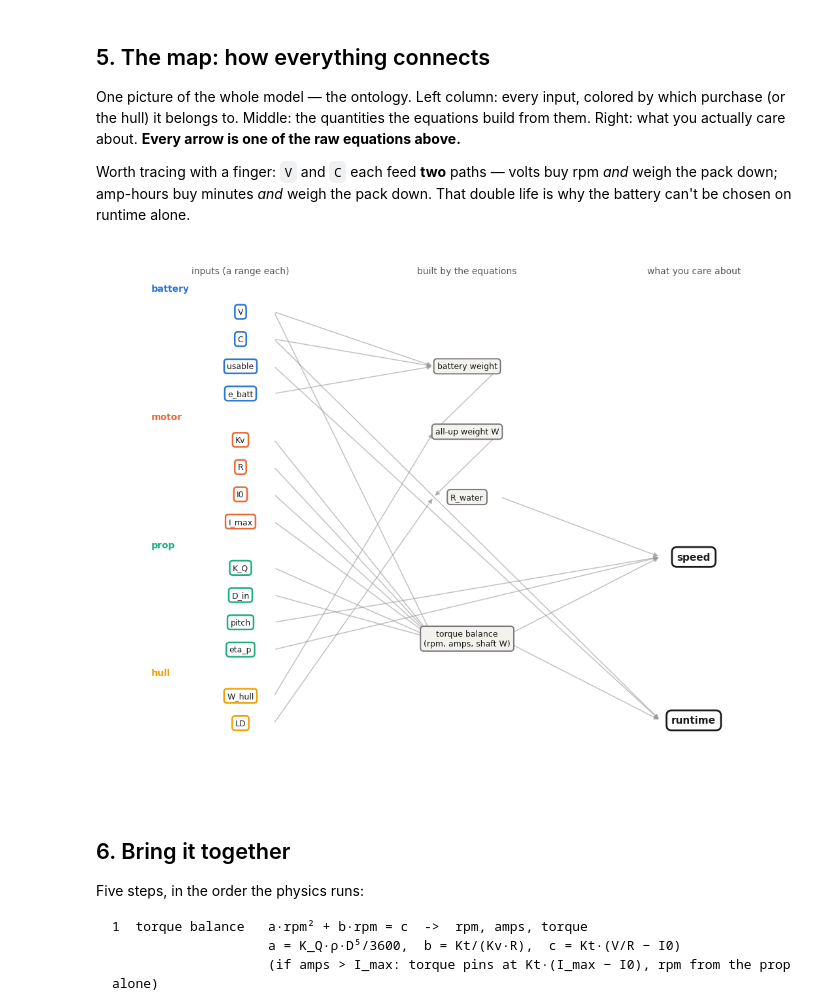
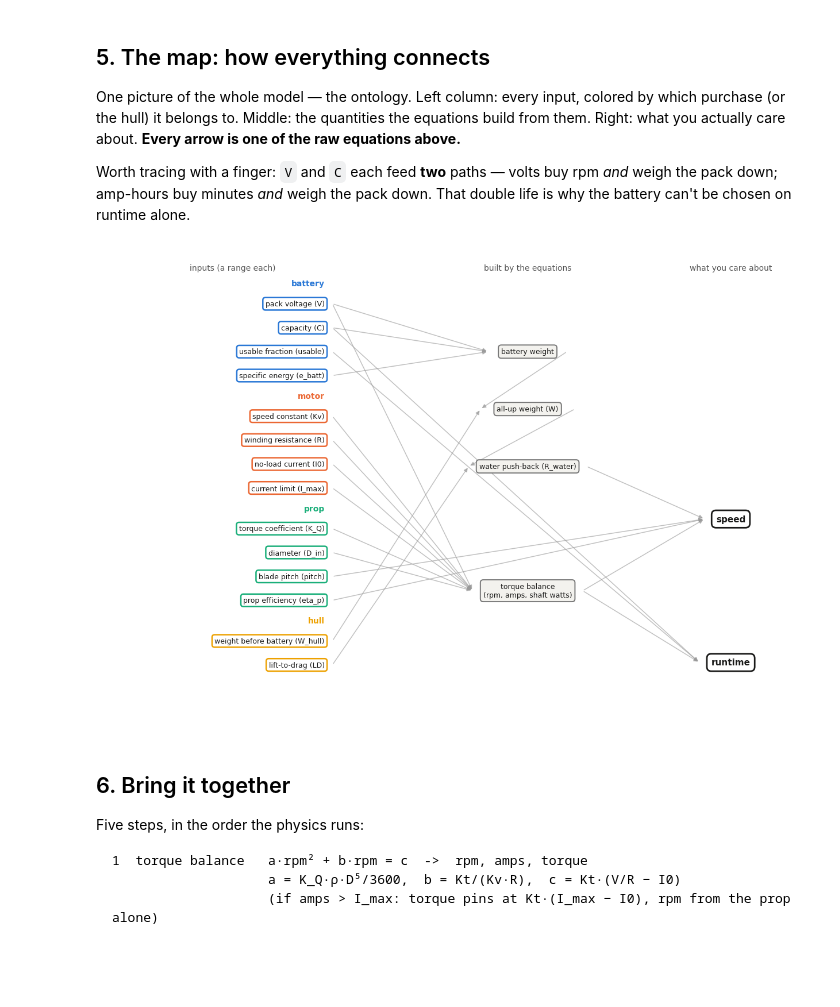
Before and after one commit to MarMar888/hav, a Jupyter notebook: optimization/willmarley.ipynb, the cells around one changed output. Drawn from its saved outputs; the diff is of its cells as text; code cells hidden in the pictures; blank space fills up the shorter version.

Commit message:
Map nodes get plain-word names with symbols in parentheses (0.4.1)
Co-Authored-By: Claude Fable 5 <noreply@anthropic.com>

```diff
--- a/optimization/willmarley.ipynb
+++ b/optimization/willmarley.ipynb
@@ -275,6 +275,12 @@ why the battery can't be chosen on runtime alone.
 # %%
 GROUPS = {  # validated categorical palette: identity, fixed order
     "battery": "#2a78d6", "motor": "#eb6834", "prop": "#1baf7a", "hull": "#eda100",
+}
+LABELS = {  # long name for every short input symbol
+    "V": "pack voltage", "C": "capacity", "usable": "usable fraction", "e_batt": "specific energy",
+    "Kv": "speed constant", "R": "winding resistance", "I0": "no-load current", "I_max": "current limit",
+    "K_Q": "torque coefficient", "D_in": "diameter", "pitch": "blade pitch", "eta_p": "prop efficiency",
+    "W_hull": "weight before battery", "LD": "lift-to-drag",
 }
 INPUT_GROUPS = [
     ("battery", list(BATT_BOUNDS)),
@@ -282,64 +288,66 @@ INPUT_GROUPS = [
     ("prop",    list(PROP_BOUNDS)),
     ("hull",    list(HULL_BOUNDS)),
 ]
-TB = "torque balance\n(rpm, amps, shaft W)"
+TB = "torque balance\n(rpm, amps, shaft watts)"
 MID_NODES = {  # name: y
     "battery weight": 15.0,
-    "all-up weight W": 12.6,
-    "R_water": 10.2,
+    "all-up weight (W)": 12.6,
+    "water push-back (R_water)": 10.2,
     TB: 5.0,
 }
 OUT_NODES = {"speed": 8.0, "runtime": 2.0}
 EDGES = [
     ("C", "battery weight"), ("V", "battery weight"), ("e_batt", "battery weight"),
-    ("W_hull", "all-up weight W"), ("battery weight", "all-up weight W"),
-    ("all-up weight W", "R_water"), ("LD", "R_water"),
-    ("Kv", TB), ("R", TB),
-    ("I0", TB), ("I_max", TB),
-    ("V", TB), ("K_Q", TB),
-    ("D_in", TB),
-    (TB, "speed"), ("eta_p", "speed"),
-    ("R_water", "speed"), ("pitch", "speed"),
+    ("W_hull", "all-up weight (W)"), ("battery weight", "all-up weight (W)"),
+    ("all-up weight (W)", "water push-back (R_water)"), ("LD", "water push-back (R_water)"),
+    ("Kv", TB), ("R", TB), ("I0", TB), ("I_max", TB), ("V", TB), ("K_Q", TB), ("D_in", TB),
+    (TB, "speed"), ("eta_p", "speed"), ("water push-back (R_water)", "speed"), ("pitch", "speed"),
     (TB, "runtime"), ("C", "runtime"), ("usable", "runtime"),
 ]
+HW = {  # half-widths of middle/output boxes, so arrows stop at the edge
+    "battery weight": 0.30, "all-up weight (W)": 0.36, "water push-back (R_water)": 0.45,
+    TB: 0.42, "speed": 0.20, "runtime": 0.24,
+}
 
 pos = {}
 y = 17.0
 for gname, keys in INPUT_GROUPS:
     for k in keys:
         pos[k] = (0.0, y); y -= 1.0
     y -= 0.7  # gap between groups
 for name, ny in MID_NODES.items():
-    pos[name] = (1.15, ny)
+    pos[name] = (1.55, ny)
 for name, ny in OUT_NODES.items():
-    pos[name] = (2.3, ny)
+    pos[name] = (3.1, ny)
 
-fig, ax = plt.subplots(figsize=(11, 8.5))
+fig, ax = plt.subplots(figsize=(12.5, 8.5))
 for a, b in EDGES:
     (xa, ya), (xb, yb) = pos[a], pos[b]
-    ax.annotate("", xy=(xb - 0.17, yb), xytext=(xa + 0.17, ya),
+    x_start = xa + HW.get(a, 0.06)
+    ax.annotate("", xy=(xb - HW[b], yb), xytext=(x_start, ya),
                 arrowprops=dict(arrowstyle="-|>", color="#999999", alpha=0.6, lw=1.1))
 for gname, keys in INPUT_GROUPS:
     color = GROUPS[gname]
     ys = [pos[k][1] for k in keys]
-    ax.text(-0.45, max(ys) + 0.75, gname, color=color, fontsize=10, fontweight="bold")
+    ax.text(0.0, max(ys) + 0.75, gname, color=color, fontsize=10, fontweight="bold", ha="right")
     for k in keys:
-        ax.text(*pos[k], k, ha="center", va="center", fontsize=9, color="#1a1a19",
+        ax.text(pos[k][0], pos[k][1], f"{LABELS[k]} ({k})", ha="right", va="center",
+                fontsize=9, color="#1a1a19",
                 bbox=dict(boxstyle="round,pad=0.35", fc="white", ec=color, lw=1.8))
 for name in MID_NODES:
     ax.text(*pos[name], name, ha="center", va="center", fontsize=9, color="#1a1a19",
             bbox=dict(boxstyle="round,pad=0.4", fc="#f3f2ee", ec="#777777", lw=1.4))
 for name in OUT_NODES:
     ax.text(*pos[name], name, ha="center", va="center", fontsize=11, color="#1a1a19",
             fontweight="bold",
             bbox=dict(boxstyle="round,pad=0.5", fc="white", ec="#1a1a19", lw=2))
-ax.text(0.0, 18.4, "inputs (a range each)", ha="center", fontsize=10, color="#555555")
-ax.text(1.15, 18.4, "built by the equations", ha="center", fontsize=10, color="#555555")
-ax.text(2.3, 18.4, "what you care about", ha="center", fontsize=10, color="#555555")
-ax.set_xlim(-0.7, 2.85); ax.set_ylim(-0.5, 19.2); ax.axis("off")
+ax.text(-0.7, 18.4, "inputs (a range each)", ha="center", fontsize=10, color="#555555")
+ax.text(1.55, 18.4, "built by the equations", ha="center", fontsize=10, color="#555555")
+ax.text(3.1, 18.4, "what you care about", ha="center", fontsize=10, color="#555555")
+ax.set_xlim(-1.7, 3.65); ax.set_ylim(-0.5, 19.2); ax.axis("off")
 plt.tight_layout(); plt.show()
 # %% [output]
-[figure, old version]
+[figure, new version]
 # %% [markdown]
 ## 6. Bring it together
 
```
Also changed, not shown: 2 other files.
